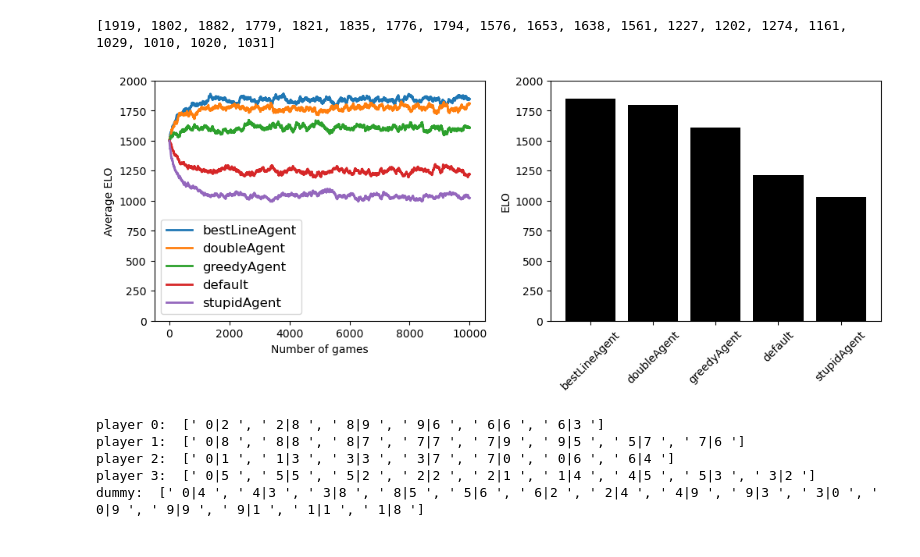
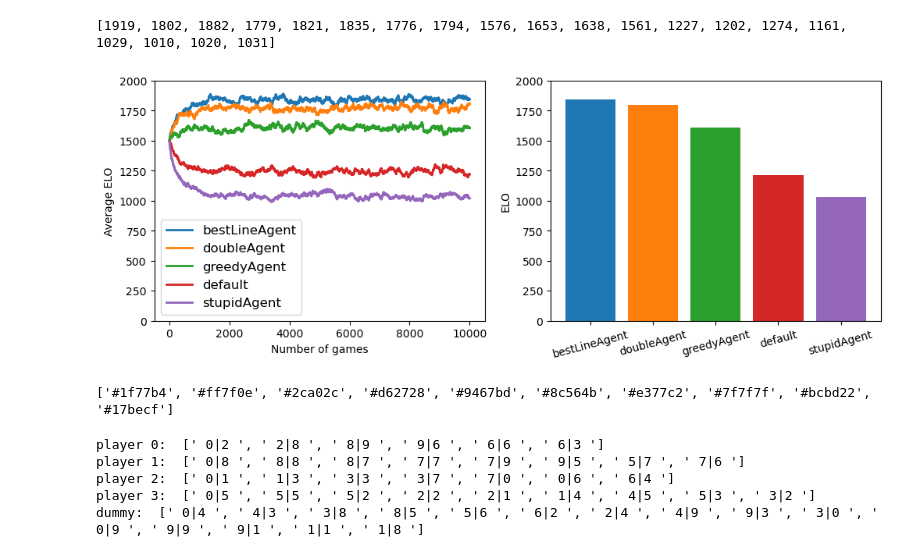
Before and after one commit to landoskape/dominoes, a Jupyter notebook: dominoes.ipynb, the cells around one changed output. Saved outputs shown, nothing was run; the diff lists cells and outputs as text; code cells hidden in the pictures.

```diff
--- a/dominoes.ipynb
+++ b/dominoes.ipynb
@@ -93,24 +93,33 @@ print([int(elo) for elo in league.elo])
 # %%
 avgEloPerAgentType = np.mean(trackElo.T.reshape(5,numEach,numGames),axis=1)
 agentTypeNames = [agent.agentName for agent in league.agents[::numEach]]
 
 eloEstimate = np.mean(avgEloPerAgentType[:,-100:],axis=1)
 
+prop_cycle = plt.rcParams['axes.prop_cycle']
+colors = prop_cycle.by_key()['color']
+
 fig,ax = plt.subplots(1,2, figsize=(12,4))
-for name, elo in zip(agentTypeNames, avgEloPerAgentType):
-    ax[0].plot(range(numGames), elo, label=name, linewidth=2)
+for idx, (name, elo) in enumerate(zip(agentTypeNames, avgEloPerAgentType)):
+    ax[0].plot(range(numGames), elo, label=name, linewidth=2, color=colors[idx])
 ax[0].set_xlabel('Number of games')
 ax[0].set_ylabel('Average ELO')
 ax[0].set_ylim(0, 2000)
 ax[0].legend(fontsize=12, loc='lower left')
 
-ax[1].bar(range(5), eloEstimate, color='k', tick_label=agentTypeNames)
-plt.xticks(rotation=45)
+ax[1].bar(range(5), eloEstimate, color=[colors[i] for i in range(len(eloEstimate))], tick_label=agentTypeNames)
+plt.xticks(rotation=15)
 ax[1].set_ylabel('ELO')
 ax[1].set_ylim(0, 2000)
 plt.show()
 # %% [output]
-[figure, old version]
+[figure, new version]
+# %%
+prop_cycle = plt.rcParams['axes.prop_cycle']
+colors = prop_cycle.by_key()['color']
+print(colors)
+# %% [output]
+['#1f77b4', '#ff7f0e', '#2ca02c', '#d62728', '#9467bd', '#8c564b', '#e377c2', '#7f7f7f', '#bcbd22', '#17becf']
 # %%
 df.gameSequenceToString(game.dominoes, game.lineSequence, game.linePlayDirection, player=None, playNumber=None, labelLines=True) #player=game.linePlayer, playNumber=game.linePlayNumber)
 df.gameSequenceToString(game.dominoes, game.dummySequence, game.dummyPlayDirection, player=None, playNumber=None, labelLines=True) #player=game.linePlayer, playNumber=game.linePlayNumber)
```
Also changed, not shown: 3 other files.
